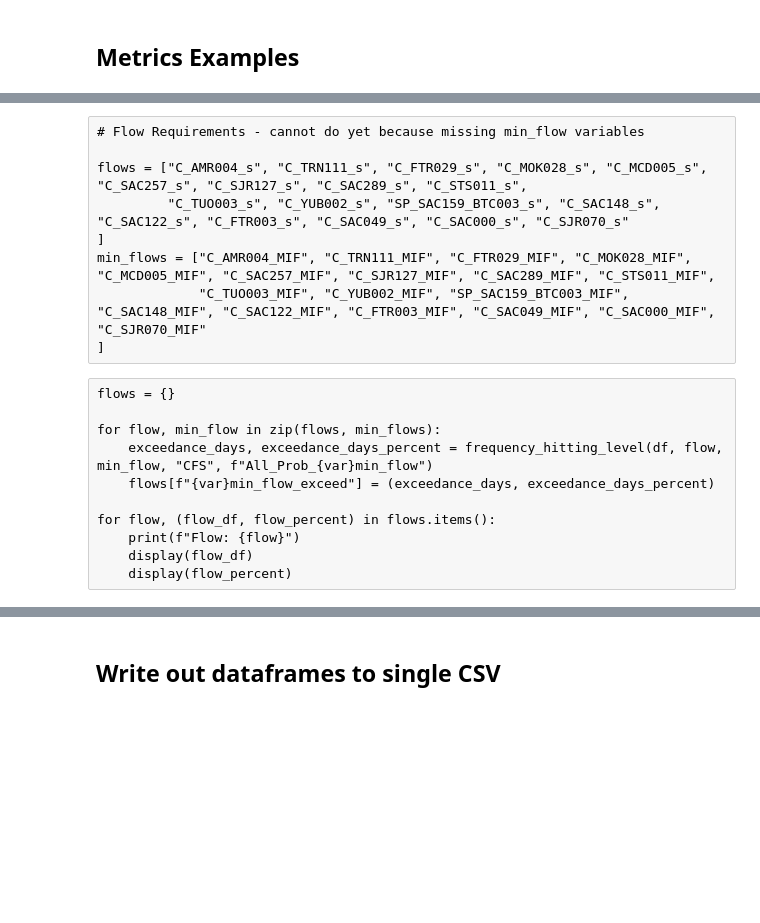
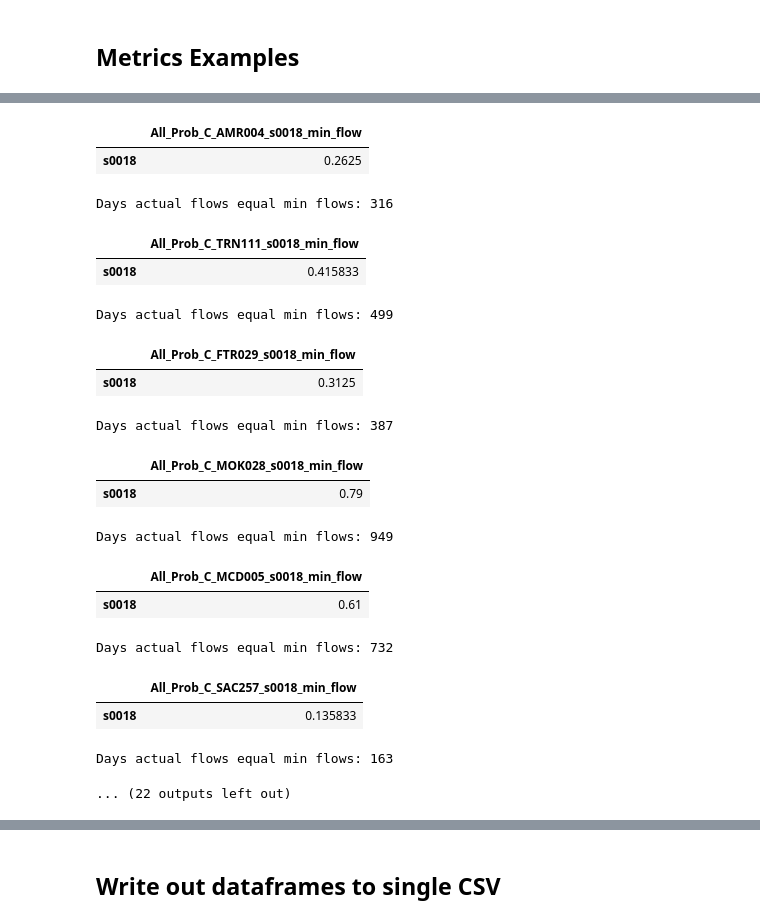
Before and after one commit to maramahmedd/coeqwal, a Jupyter notebook: notebooks/Metrics.ipynb, the cells around one changed output, grey strips where cells are left out. Cells and saved outputs as stored; diff of their text form; code cells hidden in the pictures; blank space fills up the shorter version.

```diff
--- a/notebooks/Metrics.ipynb
+++ b/notebooks/Metrics.ipynb
@@ -190,21 +290,41 @@ Threshold: Sept_S_OROVL_frequency_hitting_level1
-# %% [raw]
-# Flow Requirements - cannot do yet because missing min_flow variables
-
-flows = ["C_AMR004_s", "C_TRN111_s", "C_FTR029_s", "C_MOK028_s", "C_MCD005_s", "C_SAC257_s", "C_SJR127_s", "C_SAC289_s", "C_STS011_s",
-         "C_TUO003_s", "C_YUB002_s", "SP_SAC159_BTC003_s", "C_SAC148_s", "C_SAC122_s", "C_FTR003_s", "C_SAC049_s", "C_SAC000_s", "C_SJR070_s"
-]
-min_flows = ["C_AMR004_MIF", "C_TRN111_MIF", "C_FTR029_MIF", "C_MOK028_MIF", "C_MCD005_MIF", "C_SAC257_MIF", "C_SJR127_MIF", "C_SAC289_MIF", "C_STS011_MIF",
-             "C_TUO003_MIF", "C_YUB002_MIF", "SP_SAC159_BTC003_MIF", "C_SAC148_MIF", "C_SAC122_MIF", "C_FTR003_MIF", "C_SAC049_MIF", "C_SAC000_MIF", "C_SJR070_MIF"
-]
-# %% [raw]
-flows = {}
-
-for flow, min_flow in zip(flows, min_flows):
-    exceedance_days, exceedance_days_percent = frequency_hitting_level(df, flow, min_flow, "CFS", f"All_Prob_{var}min_flow")
-    flows[f"{var}min_flow_exceed"] = (exceedance_days, exceedance_days_percent)
-
-for flow, (flow_df, flow_percent) in flows.items():
-    print(f"Flow: {flow}")
-    display(flow_df)
-    display(flow_percent)
+# %%
+# Flow Requirements - only running scenario 18 (dss_names is messing it up, replace ["s0018"] with dss_names later)
+# Missing C_SAC000_MIF_s0018
+
+actual_flows = ["C_AMR004_s0018", "C_TRN111_s0018", "C_FTR029_s0018", "C_MOK028_s0018", "C_MCD005_s0018", "C_SAC257_s0018", "C_SJR127_s0018", "C_SAC289_s0018", "C_STS011_s0018",
+                 "C_TUO003_s0018", "C_YUB002_s0018", "SP_SAC159_BTC003_s0018", "C_SAC148_s0018", "C_SAC122_s0018", "C_FTR003_s0018", "C_SAC049_s0018", "C_SJR070_s0018"
+]
+min_flows = ["C_AMR004_MIF_s0018", "C_TRN111_MIF_s0018", "C_FTR029_MIF_s0018", "C_MOK028_MIF_s0018", "C_MCD005_MIF_s0018", "C_SAC257_MIF_s0018", "C_SJR127_MIF_s0018", "C_SAC289_MIF_s0018", "C_STS011_MIF_s0018",
+             "C_TUO003_MIF_s0018", "C_YUB002_MIF_s0018", "SP_SAC159_BTC003_MIF_s0018", "C_SAC148_MIF_s0018", "C_SAC122_MIF_s0018", "C_FTR003_MIF_s0018", "C_SAC049_MIF_s0018", "C_SJR070_MIF_s0018"
+]
+# %%
+flows = {}
+
+for flow, min_flow in zip(actual_flows, min_flows):
+    exceedance_days, exceedance_days_fraction, days_within_threshold = frequency_hitting_level(df, ["s0018"], min_flow, flow, "CFS", f"All_Prob_{flow}_min_flow", threshold=1)
+    flows[f"{flow}min_flow_exceed"] = (exceedance_days, exceedance_days_fraction, days_within_threshold)
+
+for flow, (flow_df, flow_fraction, flow_days) in flows.items():
+    display(flow_fraction)
+    print(f"Days actual flows equal min flows: {flow_days}") # what is the best way to display this? do we want number of days or fraction?
+# %% [output]
+|  | All_Prob_C_AMR004_s0018_min_flow |
+| s0018 | 0.2625 |
+Days actual flows equal min flows: 316
+|  | All_Prob_C_TRN111_s0018_min_flow |
+| s0018 | 0.415833 |
+Days actual flows equal min flows: 499
+|  | All_Prob_C_FTR029_s0018_min_flow |
+| s0018 | 0.3125 |
+Days actual flows equal min flows: 387
+|  | All_Prob_C_MOK028_s0018_min_flow |
+| s0018 | 0.79 |
+Days actual flows equal min flows: 949
+|  | All_Prob_C_MCD005_s0018_min_flow |
+| s0018 | 0.61 |
+Days actual flows equal min flows: 732
+|  | All_Prob_C_SAC257_s0018_min_flow |
+| s0018 | 0.135833 |
+Days actual flows equal min flows: 163
+... (22 outputs left out)
 # %%
```
Also changed, not shown: parts of 4 cells of this notebook, 1 other file.
